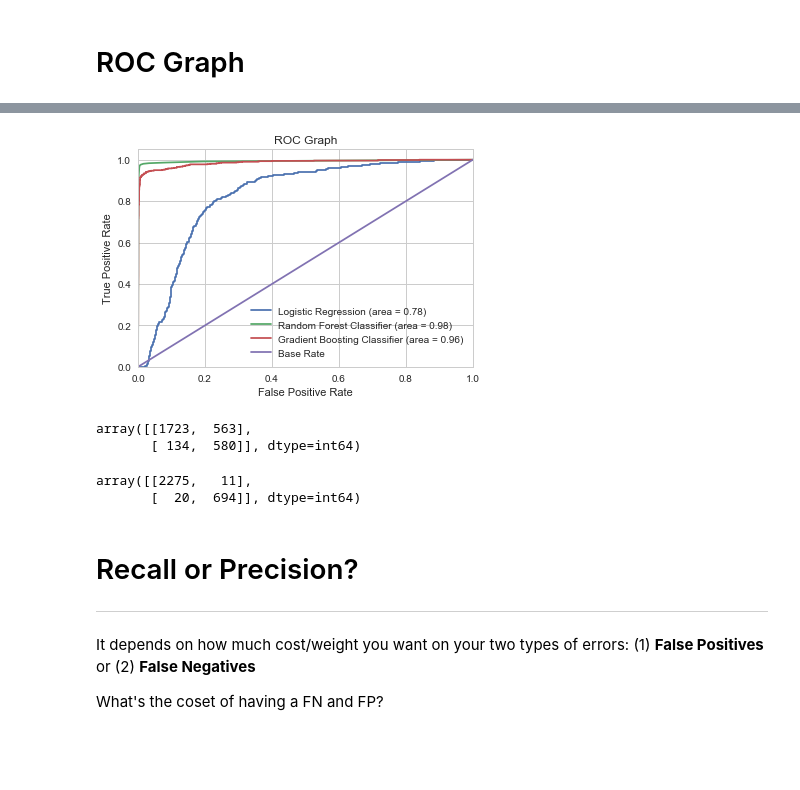
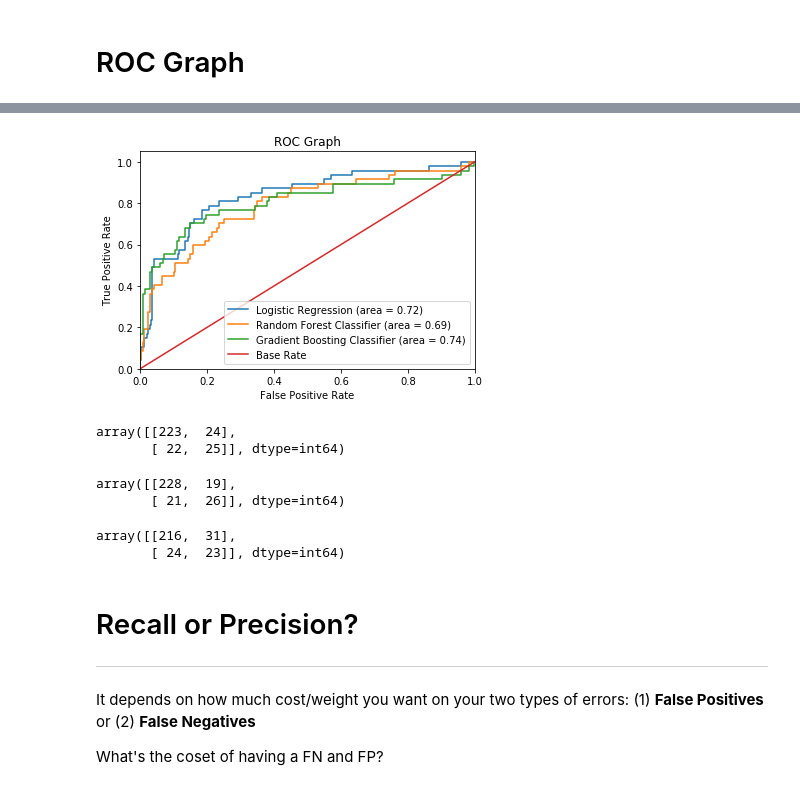
Before and after one commit to chhaviarora95/hranalytics, a Jupyter notebook: HR-Project.ipynb, the cells around one changed output, grey strips where cells are left out. Saved outputs shown, nothing was run; the diff lists cells and outputs as text; code cells hidden in the pictures; blank space fills up the shorter version.

```diff
--- a/HR-Project.ipynb
+++ b/HR-Project.ipynb
@@ -747,11 +741,15 @@ rf_result.mean()
 # %%
+from sklearn.ensemble import RandomForestClassifier
 from sklearn.metrics import roc_auc_score
 
-rf = rf.fit(x_train_sm, y_train_sm)
+
+rf1= RandomForestClassifier(n_estimators = 2000, max_depth = 5)
+
+rf1 = rf1.fit(feat_train_sm, turnover_train_sm)
 
 print ("\n\n ---Random Forest Model---")
-rf_roc_auc = roc_auc_score(y_test, rf.predict(X_test))
+rf_roc_auc = roc_auc_score(turnover_test, rf1.predict(feat_test))
 print ("Random Forest AUC = %2.2f" % rf_roc_auc)
-print(classification_report(y_test, rf.predict(X_test)))
+print(classification_report(turnover_test, rf1.predict(feat_test)))
 # %% [output]
  ---Random Forest Model---
@@ -767,10 +767,33 @@ avg / total       0.99      0.99      0.99      3000
 # Gradient Boosting Classifier
 # %%
 from sklearn.ensemble import GradientBoostingClassifier
+# %%
+from sklearn.model_selection import RandomizedSearchCV
+
+# Random Forest Model
+gbc0 = GradientBoostingClassifier()
+
+#n_estimators
+n_estimators = [200,500,1000,1500,2000]
+
+#max_depth
+max_depth = [3,4,5]
+
+#learning_rate
+learning_rate = [0.1,0.25,0.4,0.5,1]
+
+#parameters
+params = {'n_estimators': n_estimators, 'max_depth': max_depth, 'learning_rate': learning_rate}
+
+rs_gbc = RandomizedSearchCV(gbc0, params, scoring = 'neg_mean_squared_error', cv = 4, n_jobs = -1)
+
+rs_gbc.fit(feat_train_sm, turnover_train_sm)
+
+rs_gbc.best_params_
 # %%
 gbc = GradientBoostingClassifier()
 
-gbc = gbc.fit(x_train_sm,y_train_sm)
+gbc = gbc.fit(feat_train_sm,turnover_train_sm)
 
 gbc
 # %% [output]
@@ -795,8 +820,8 @@ gbc_result.mean()
 from sklearn.metrics import roc_auc_score
 
 print ("\n\n ---Gradient Boosting Model---")
-gbc_auc = roc_auc_score(y_test, gbc.predict(X_test))
+gbc_auc = roc_auc_score(turnover_test, gbc.predict(feat_test))
 print ("Gradient Boosting Classifier AUC = %2.2f" % gbc_auc)
-print(classification_report(y_test, gbc.predict(X_test)))
+print(classification_report(turnover_test, gbc.predict(feat_test)))
 # %% [output]
  ---Gradient Boosting Model---
@@ -823,48 +860,51 @@ array([[1. , 0. ],
 # %%
 # Create ROC Graph
 from sklearn.metrics import roc_curve
-fpr, tpr, thresholds = roc_curve(y_test, lr.predict_proba(X_test)[:,1])
-rf_fpr, rf_tpr, rf_thresholds = roc_curve(y_test, rf.predict_proba(X_test)[:,1])
-gbc_fpr, gbc_tpr, gbc_thresholds = roc_curve(y_test, gbc.predict_proba(X_test)[:,1])
+fpr, tpr, thresholds = roc_curve(turnover_test, lr.predict_proba(feat_test)[:,1])
+rf_fpr, rf_tpr, rf_thresholds = roc_curve(turnover_test, rf.predict_proba(feat_test)[:,1])
+gbc_fpr, gbc_tpr, gbc_thresholds = roc_curve(turnover_test, gbc.predict_proba(feat_test)[:,1])
 
 
 plt.figure()
 
 # Plot Logistic Regression ROC
 plt.plot(fpr, tpr, label='Logistic Regression (area = %0.2f)' % lr_auc)
 
 # Plot Random Forest ROC
 plt.plot(rf_fpr, rf_tpr, label='Random Forest Classifier (area = %0.2f)' % rf_roc_auc)
 
 # Plot Decision Tree ROC
 plt.plot(gbc_fpr, gbc_tpr, label='Gradient Boosting Classifier (area = %0.2f)' % gbc_auc)
 
 # Plot Base Rate ROC
 plt.plot([0,1], [0,1],label='Base Rate')
 
 plt.xlim([0.0, 1.0])
 plt.ylim([0.0, 1.05])
 plt.xlabel('False Positive Rate')
 plt.ylabel('True Positive Rate')
 plt.title('ROC Graph')
 plt.legend(loc="lower right")
 plt.show()
 # %% [output]
-[figure, old version]
+[figure, new version]
 # %%
 # Confusion Matrix for Linear Regresion
-confusion_matrix(y_test, lr.predict(X_test))
+confusion_matrix(turnover_test, lr.predict(feat_test))
 # %% [output]
-array([[1723,  563],
-       [ 134,  580]], dtype=int64)
+array([[223,  24],
+       [ 22,  25]], dtype=int64)
 # %%
-confusion_matrix(y_test, gbc.predict(X_test))
+confusion_matrix(turnover_test, gbc.predict(feat_test))
+# %% [output]
+array([[228,  19],
+       [ 21,  26]], dtype=int64)
 # %%
 from sklearn.metrics import confusion_matrix
-confusion_matrix(y_test, rf.predict(X_test))
+confusion_matrix(turnover_test, rf1.predict(feat_test))
 # %% [output]
-array([[2275,   11],
-       [  20,  694]], dtype=int64)
+array([[216,  31],
+       [ 24,  23]], dtype=int64)
 # %% [markdown]
 # Recall or Precision?
 ***
```
Also changed, not shown: parts of 61 cells of this notebook.
